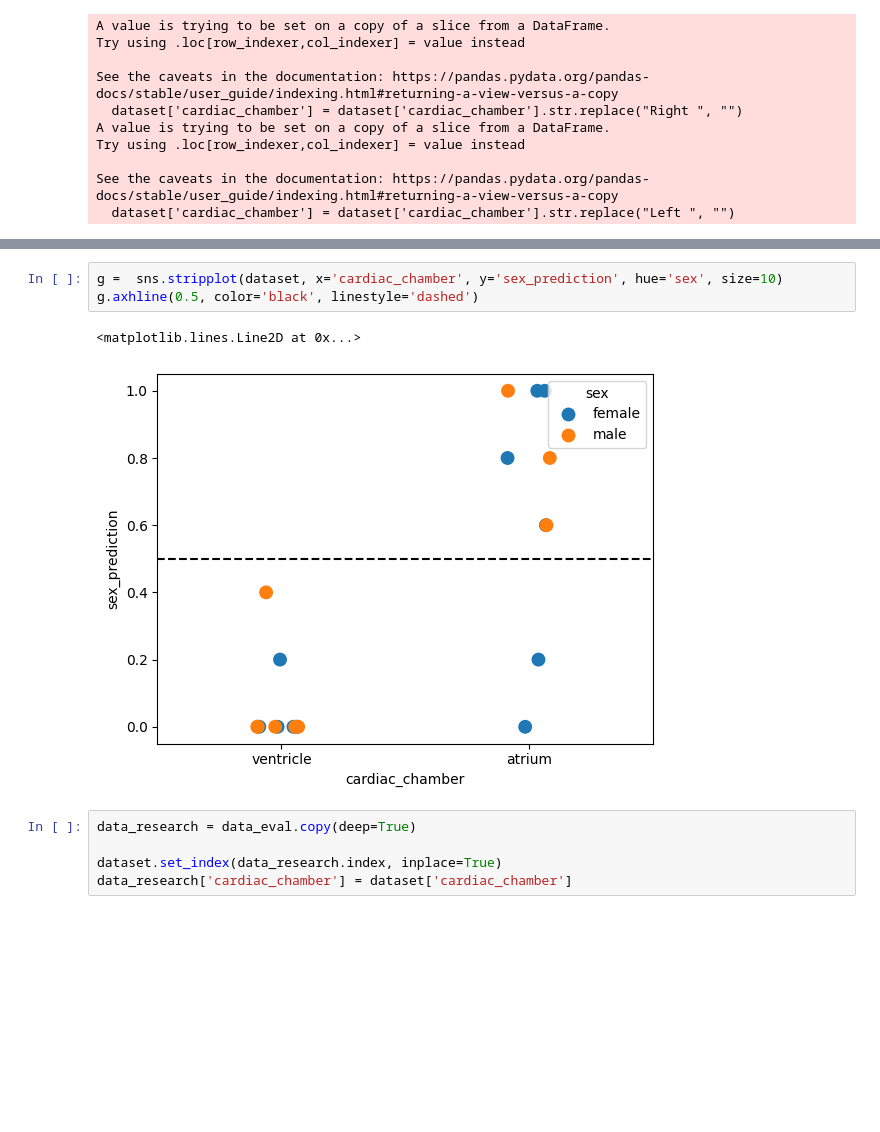
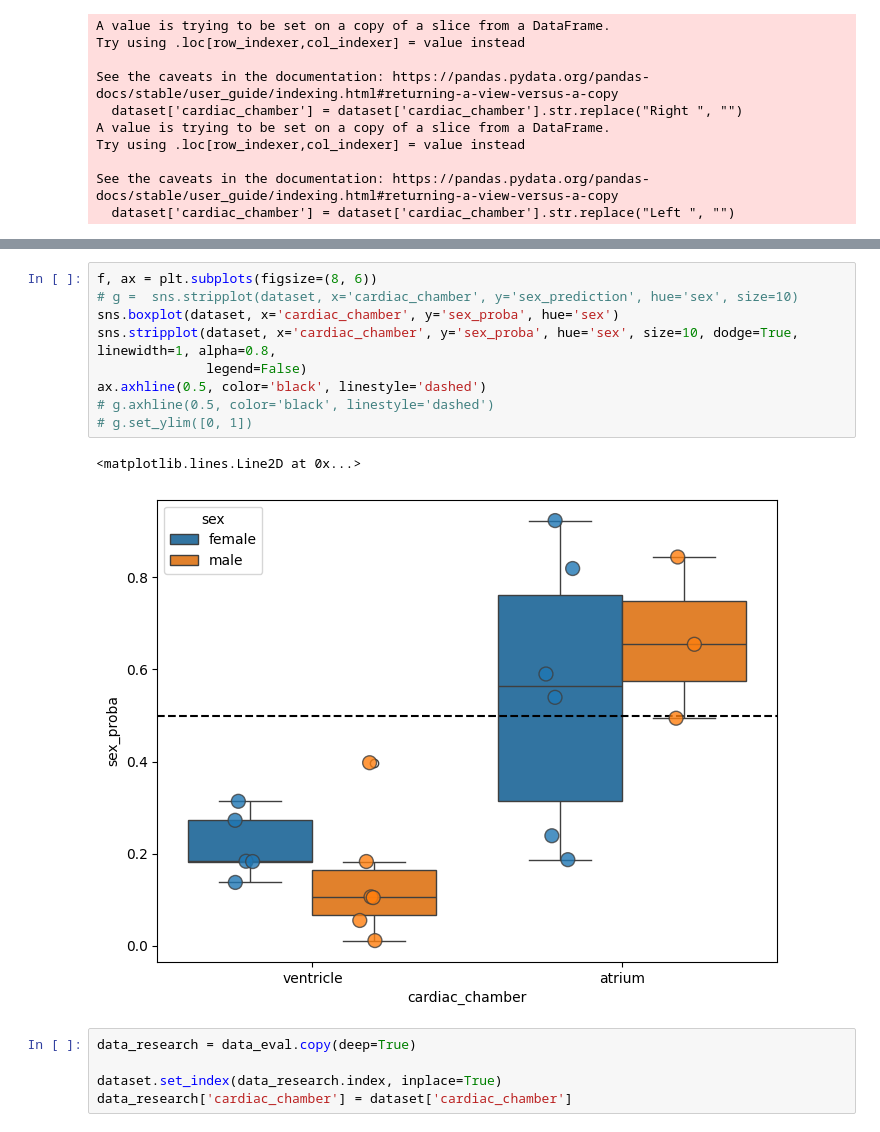
Before and after one commit to zodelheim/sea-infer-rna-seq, a Jupyter notebook: notebooks/checkHeartSexPredictionsChambersCorrelation.ipynb, the cells around one changed output, grey strips where cells are left out. Drawn from its saved outputs; the diff is of its cells as text; blank space fills up the shorter version.

```diff
--- a/notebooks/checkHeartSexPredictionsChambersCorrelation.ipynb
+++ b/notebooks/checkHeartSexPredictionsChambersCorrelation.ipynb
@@ -240,9 +247,15 @@ g.axhline(0.5, color='black', linestyle='dashed')
-# %%
-g =  sns.stripplot(dataset, x='cardiac_chamber', y='sex_prediction', hue='sex', size=10)
-g.axhline(0.5, color='black', linestyle='dashed')
-# %% [output]
-<matplotlib.lines.Line2D at 0x...>
-[figure, removed]
+# %%
+f, ax = plt.subplots(figsize=(8, 6))
+# g =  sns.stripplot(dataset, x='cardiac_chamber', y='sex_prediction', hue='sex', size=10)
+sns.boxplot(dataset, x='cardiac_chamber', y='sex_proba', hue='sex')
+sns.stripplot(dataset, x='cardiac_chamber', y='sex_proba', hue='sex', size=10, dodge=True, linewidth=1, alpha=0.8,
+              legend=False)
+ax.axhline(0.5, color='black', linestyle='dashed')
+# g.axhline(0.5, color='black', linestyle='dashed')
+# g.set_ylim([0, 1])
+# %% [output]
+<matplotlib.lines.Line2D at 0x...>
+[figure, added]
 # %%
 data_research = data_eval.copy(deep=True)
 
```
Also changed, not shown: parts of 11 cells of this notebook.
